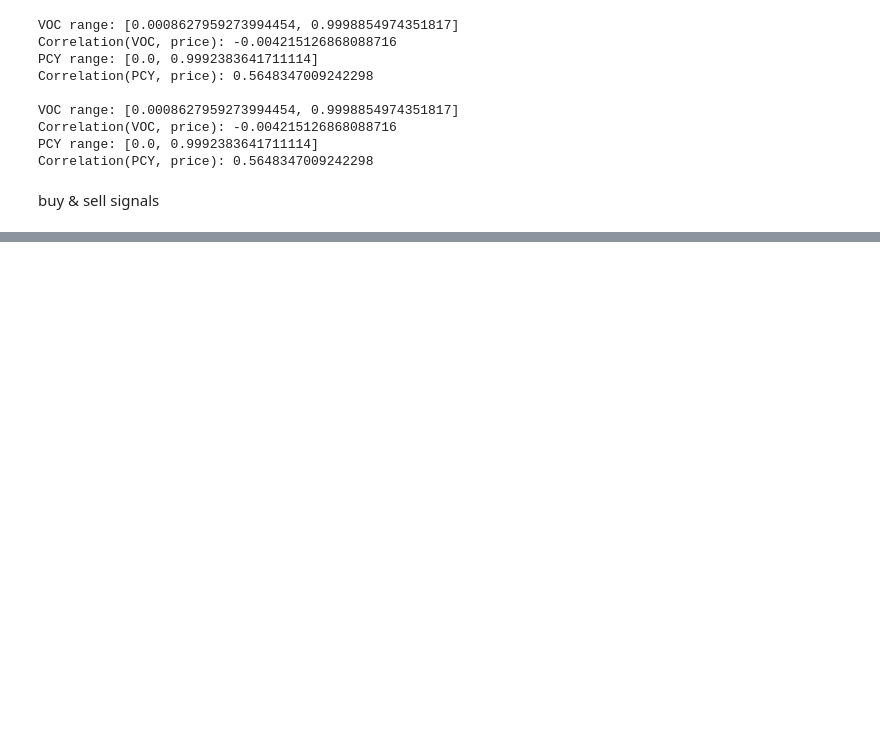
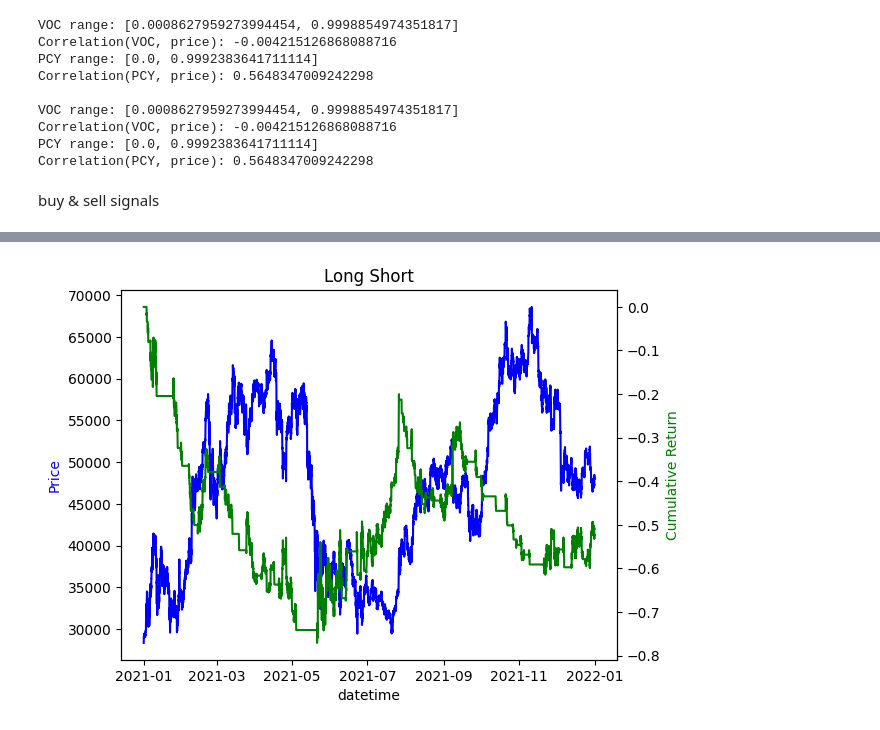
Before and after one commit to josephchenhk/qtrader_strategies, a Jupyter notebook: strategies/cyclicality_strategy/signal_analysis.ipynb, the cells around one changed output, grey strips where cells are left out. Drawn from its saved outputs; the diff is of its cells as text; code cells hidden in the pictures; blank space fills up the shorter version.

```diff
--- a/strategies/cyclicality_strategy/signal_analysis.ipynb
+++ b/strategies/cyclicality_strategy/signal_analysis.ipynb
@@ -261,0 +378,12 @@ maximum lose trade: -0.1095618556701031
+# %%
+fig, ax1 = plt.subplots()
+ax2 = ax1.twinx()
+ax1.plot(data_bt.index, data_bt.close, 'b-')
+ax2.plot(data_bt.index, data_bt.equity, 'g-')
+ax1.set_xlabel('datetime')
+ax1.set_ylabel('Price', color='b')
+ax2.set_ylabel('Cumulative Return', color='g')
+plt.title("Long Short")
+plt.show()
+# %% [output]
+[figure, added]
```
Also changed, not shown: parts of 12 cells of this notebook.
